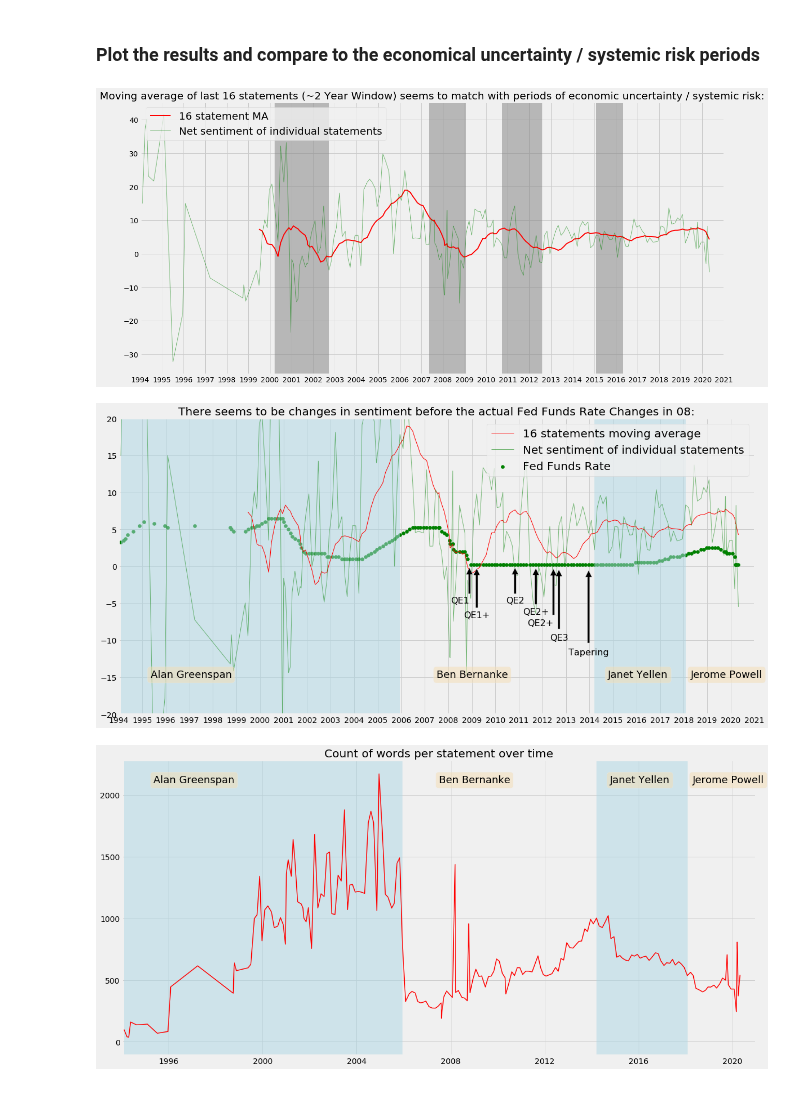
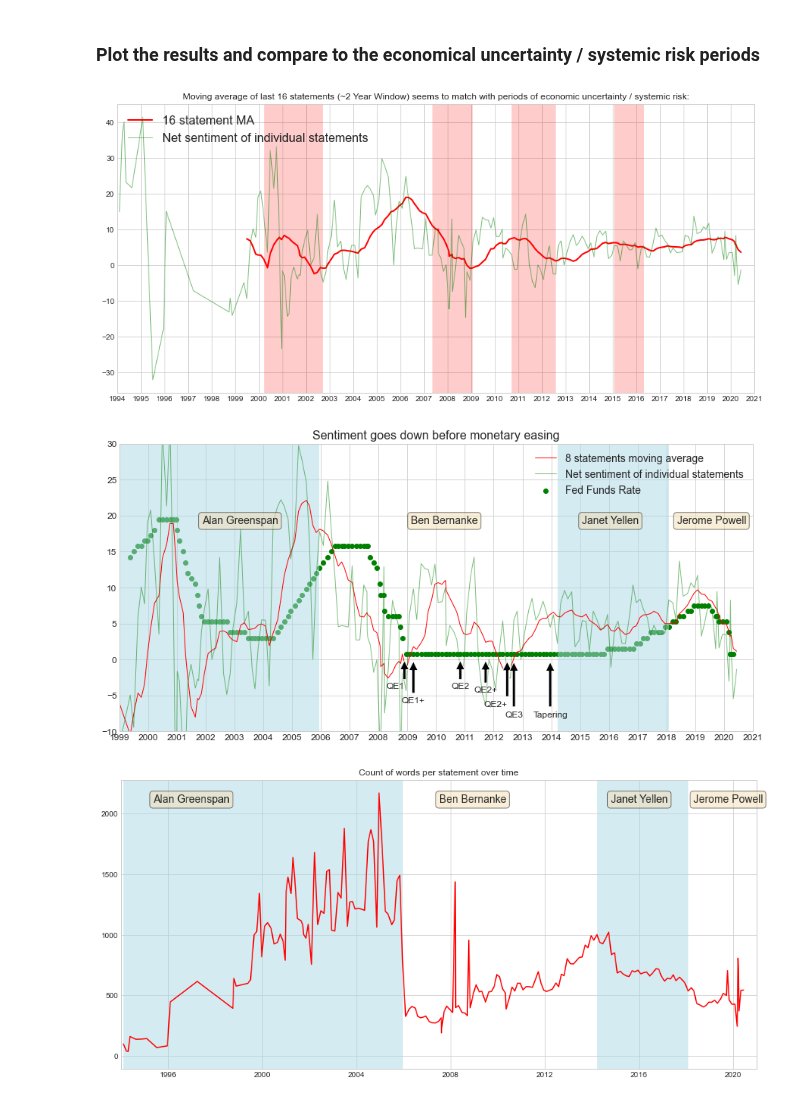
Before and after one commit to yukit-k/centralbank_analysis, a Jupyter notebook: src/1_FOMC_Analysis_Preliminary.ipynb, the cells around one changed output. Cells and saved outputs as stored; diff of their text form; code cells hidden in the pictures.

Commit message:
Updated the preprocess and images

```diff
--- a/src/1_FOMC_Analysis_Preliminary.ipynb
+++ b/src/1_FOMC_Analysis_Preliminary.ipynb
@@ -20,5 +20,7 @@ nltk.download('punkt')
 [nltk_data] Downloading package punkt to /Users/yuki/nltk_data...
 [nltk_data]   Package punkt is already up-to-date!
 True
+# %%
+plt.style.use('seaborn-whitegrid')
 # %% [markdown]
 ### Reading the data in
@@ -634,9 +604,6 @@ Data.head()
 | 1994-08-16 | \n\n[SECTION]\n\nThe Federal Rese... | Alan Greenspan | The Federal Reserve announced tod... | 4 | 137 | 6 | 2 | 2.919708 | [strength, expansion, high, susta... | ... |
 # %% [markdown]
 ### Plots of the sentiment analysis
-# %%
-plt.rcParams["figure.figsize"] = (18,9)
-plt.style.use('fivethirtyeight')
 # %% [markdown]
 Plot positive and negative word counts
 # %%
@@ -1075,7 +1033,7 @@ Recessions = np.logical_or.reduce( ( DotCom,
 Window = 16
 CompToMA = NetSentimentNorm.rolling(Window).mean()
 
-fig, ax = plt.subplots()
+fig, ax = plt.subplots(figsize=(15,7))
 
 ax.plot(Data.index,
          CompToMA,
@@ -1090,36 +1048,36 @@ ax.plot(Data.index, NetSentimentNorm,
 
 # format the ticks
 ax.xaxis.set_major_locator(years)
 ax.xaxis.set_major_formatter(years_fmt)
 ax.xaxis.set_minor_locator(months)
 
 # round to nearest years.
 datemin = np.datetime64(Data.index[0], 'Y')
 datemax = np.datetime64(Data.index[-1], 'Y') + np.timedelta64(1, 'Y')
 ax.set_xlim(datemin, datemax)
 
 # format the coords message box
 ax.format_xdata = mdates.DateFormatter('%Y-%m-%d')
 ax.grid(True)
 
 
 
 plt.title( str('Moving average of last ' + str(Window) + ' statements (~2 Year Window) seems to match with periods of economic uncertainty / systemic risk:'))
 
 ax.legend([str(str(Window) + ' statement MA'), 'Net sentiment of individual statements'],
-           prop={'size': 20},
+           prop={'size': 16},
            loc = 2
           )
 
 import matplotlib.transforms as mtransforms
 trans = mtransforms.blended_transform_factory(ax.transData, ax.transAxes)
 theta = 0.9
 ax.fill_between(Data.index, 0, 10, where = Recessions,
-                facecolor='grey', alpha=0.5, transform=trans)
+                facecolor='red', alpha=0.2, transform=trans)
 
 plt.show()
 # %% [output]
-[figure, old version]
+[figure, new version]
 # %%
 Greenspan = np.logical_and(Data.index > '1987-08-11',
                          Data.index < '2006-01-31'
@@ -1139,13 +1097,13 @@ Powell = np.logical_and(Data.index > '2018-02-05',
 
 Speaker = np.logical_or.reduce((Greenspan, Yellen))
 # %%
-Window = 16
+Window = 8
 CompToMA = NetSentimentNorm.rolling(Window).mean()
 
-fig, ax = plt.subplots()
+fig, ax = plt.subplots(figsize=(15,7))
 
 ax.scatter(Data.index,
-            Data['Rate'],
+            Data['Rate']*3,
             c = 'g')
 
 ax.plot(Data.index,
@@ -1159,7 +1117,7 @@ ax.plot(Data.index, NetSentimentNorm,
          alpha = 0.5)
 
 ax.legend([str(str(Window) + ' statements moving average') , 'Net sentiment of individual statements', 'Fed Funds Rate'],
-           prop={'size': 20},
+           prop={'size': 14},
            loc = 1
            )
 
@@ -1174,14 +1132,15 @@ ax.xaxis.set_major_formatter(years_fmt)
 ax.xaxis.set_minor_locator(months)
 
 # round to nearest years.
-datemin = np.datetime64(Data.index[0], 'Y')
+datemin = np.datetime64(Data.index[18], 'Y')
 datemax = np.datetime64(Data.index[-1], 'Y') + np.timedelta64(1, 'Y')
 ax.set_xlim(datemin, datemax)
-ax.set_ylim(-20,20)
+ax.set_ylim(-10,30)
 
 # format the coords message box
 ax.format_xdata = mdates.DateFormatter('%Y-%m-%d')
 ax.grid(True)
+ax.tick_params(axis='both', which='major', labelsize=12)
 
 import matplotlib.transforms as mtransforms
 trans = mtransforms.blended_transform_factory(ax.transData, ax.transAxes)
@@ -1190,31 +1149,31 @@ ax.fill_between(Data.index, 0, 10, where = Speaker,
                 facecolor='lightblue', alpha=0.5, transform=trans)
 
 props = dict(boxstyle='round', facecolor='wheat', alpha=0.5)
-ax.text(0.05, 0.15, "Alan Greenspan", transform=ax.transAxes, fontsize=18,
+ax.text(0.13, 0.75, "Alan Greenspan", transform=ax.transAxes, fontsize=14,
         verticalalignment='top', bbox=props)
-ax.text(0.50, 0.15, "Ben Bernanke", transform=ax.transAxes, fontsize=18,
+ax.text(0.46, 0.75, "Ben Bernanke", transform=ax.transAxes, fontsize=14,
         verticalalignment='top', bbox=props)
-ax.text(0.77, 0.15, "Janet Yellen", transform=ax.transAxes, fontsize=18,
+ax.text(0.73, 0.75, "Janet Yellen", transform=ax.transAxes, fontsize=14,
         verticalalignment='top', bbox=props)
-ax.text(0.90, 0.15, "Jerome Powell", transform=ax.transAxes, fontsize=18,
+ax.text(0.88, 0.75, "Jerome Powell", transform=ax.transAxes, fontsize=14,
         verticalalignment='top', bbox=props)
 
-arrow_style = dict(facecolor='black', shrink=0.05)
-ax.annotate('QE1', xy=('2008-11-25', 0), xytext=('2008-11-25', -5), size=16, ha='right', arrowprops=arrow_style)
-ax.annotate('QE1+', xy=('2009-03-18', 0), xytext=('2009-03-18', -7), size=16, ha='center', arrowprops=arrow_style)
-ax.annotate('QE2', xy=('2010-11-03', 0), xytext=('2010-11-03', -5), size=16, ha='center', arrowprops=arrow_style)
-ax.annotate('QE2+', xy=('2011-09-21', 0), xytext=('2011-09-21', -6.5), size=16, ha='center', arrowprops=arrow_style)
-ax.annotate('QE2+', xy=('2012-06-20', 0), xytext=('2012-06-20', -8), size=16, ha='right', arrowprops=arrow_style)
-ax.annotate('QE3', xy=('2012-09-13', 0), xytext=('2012-09-13', -10), size=16, ha='center', arrowprops=arrow_style)
-ax.annotate('Tapering', xy=('2013-12-18', 0), xytext=('2013-12-18', -12), size=16, ha='center', arrowprops=arrow_style)
+arrow_style = dict(facecolor='black', edgecolor='white', shrink=0.05)
+ax.annotate('QE1', xy=('2008-11-25', 0), xytext=('2008-11-25', -4), size=12, ha='right', arrowprops=arrow_style)
+ax.annotate('QE1+', xy=('2009-03-18', 0), xytext=('2009-03-18', -6), size=12, ha='center', arrowprops=arrow_style)
+ax.annotate('QE2', xy=('2010-11-03', 0), xytext=('2010-11-03', -4), size=12, ha='center', arrowprops=arrow_style)
+ax.annotate('QE2+', xy=('2011-09-21', 0), xytext=('2011-09-21', -4.5), size=12, ha='center', arrowprops=arrow_style)
+ax.annotate('QE2+', xy=('2012-06-20', 0), xytext=('2012-06-20', -6.5), size=12, ha='right', arrowprops=arrow_style)
+ax.annotate('QE3', xy=('2012-09-13', 0), xytext=('2012-09-13', -8), size=12, ha='center', arrowprops=arrow_style)
+ax.annotate('Tapering', xy=('2013-12-18', 0), xytext=('2013-12-18', -8), size=12, ha='center', arrowprops=arrow_style)
 
-plt.title('There seems to be changes in sentiment before the actual Fed Funds Rate Changes in 08:')
+plt.title('Sentiment goes down before monetary easing', fontsize=16)
 
 plt.show()
 # %% [output]
-[figure, old version]
+[figure, new version]
 # %%
-fig, ax = plt.subplots()
+fig, ax = plt.subplots(figsize=(15,7))
 
 Count = Data['wordcount']
 
@@ -1248,15 +1207,15 @@ ax.fill_between(Data.index, 0, 10, where = Speaker,
                 facecolor='lightblue', alpha=0.5, transform=trans)
 
 props = dict(boxstyle='round', facecolor='wheat', alpha=0.5)
-ax.text(0.05, 0.95, "Alan Greenspan", transform=ax.transAxes, fontsize=18,
+ax.text(0.05, 0.95, "Alan Greenspan", transform=ax.transAxes, fontsize=14,
         verticalalignment='top', bbox=props)
-ax.text(0.50, 0.95, "Ben Bernanke", transform=ax.transAxes, fontsize=18,
+ax.text(0.50, 0.95, "Ben Bernanke", transform=ax.transAxes, fontsize=14,
         verticalalignment='top', bbox=props)
-ax.text(0.77, 0.95, "Janet Yellen", transform=ax.transAxes, fontsize=18,
+ax.text(0.77, 0.95, "Janet Yellen", transform=ax.transAxes, fontsize=14,
         verticalalignment='top', bbox=props)
-ax.text(0.90, 0.95, "Jerome Powell", transform=ax.transAxes, fontsize=18,
+ax.text(0.90, 0.95, "Jerome Powell", transform=ax.transAxes, fontsize=14,
         verticalalignment='top', bbox=props)
 
 plt.show()
 # %% [output]
-[figure, old version]
+[figure, new version]
```
Also changed, not shown: parts of 10 cells of this notebook.
